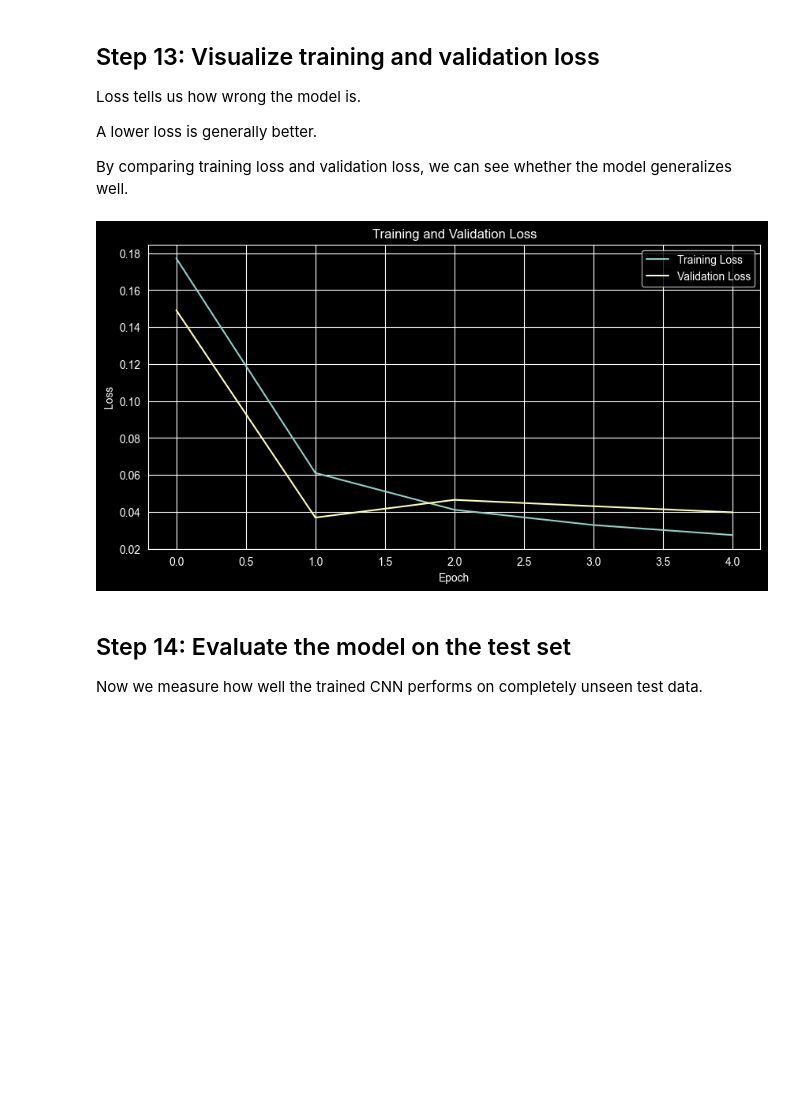
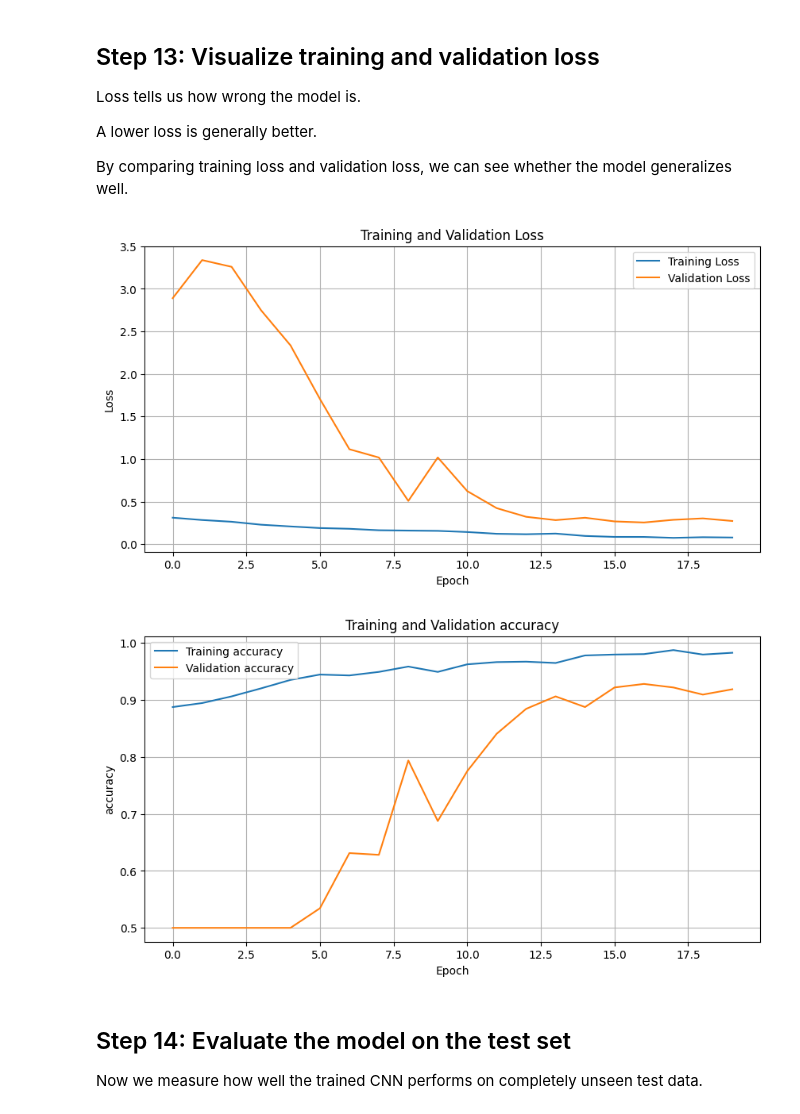
Before and after one commit to tobneu/ML_Project, a Jupyter notebook: 04_Modelling/cnn_mvp.ipynb, the cells around one changed output. Saved outputs shown, nothing was run; the diff lists cells and outputs as text; code cells hidden in the pictures; blank space fills up the shorter version.

```diff
--- a/04_Modelling/cnn_mvp.ipynb
+++ b/04_Modelling/cnn_mvp.ipynb
@@ -499,13 +441,10 @@ We also use a validation split so we can monitor performance on unseen validatio
 - **batch_size**: number of samples processed before updating weights
 - **validation_split**: portion of training data reserved for validation
 # %%
-from tensorflow.keras.callbacks import EarlyStopping
-
-early_stopping = EarlyStopping(
-    monitor="val_loss",
-    patience=3,
-    restore_best_weights=True
-)
+callbacks = [
+    tf.keras.callbacks.EarlyStopping(monitor="val_loss", patience=6, restore_best_weights=True),
+    tf.keras.callbacks.ReduceLROnPlateau(monitor="val_loss", factor=0.5, patience=2, min_lr=1e-6),
+]
 # %%
 history = model.fit(
     X_train,
@@ -554,18 +502,31 @@ Loss tells us how wrong the model is.
 A lower loss is generally better.
 
 By comparing training loss and validation loss, we can see whether the model generalizes well.
-# %%
-plt.figure(figsize=(10, 5))
-plt.plot(history.history["loss"], label="Training Loss")
-plt.plot(history.history["val_loss"], label="Validation Loss")
-plt.title("Training and Validation Loss")
-plt.xlabel("Epoch")
-plt.ylabel("Loss")
-plt.legend()
-plt.grid(True)
-plt.show()
-# %% [output]
-[figure, removed]
+# %%
+plt.figure(figsize=(10, 5))
+plt.plot(history.history["loss"], label="Training Loss")
+plt.plot(history.history["val_loss"], label="Validation Loss")
+plt.title("Training and Validation Loss")
+plt.xlabel("Epoch")
+plt.ylabel("Loss")
+plt.legend()
+plt.grid(True)
+plt.show()
+
+
+# accuracy
+plt.figure(figsize=(10, 5))
+plt.plot(history.history["accuracy"], label="Training accuracy")
+plt.plot(history.history["val_accuracy"], label="Validation accuracy")
+plt.title("Training and Validation accuracy")
+plt.xlabel("Epoch")
+plt.ylabel("accuracy")
+plt.legend()
+plt.grid(True)
+plt.show()
+# %% [output]
+[figure, added]
+[figure, added]
 # %% [markdown]
 ## Step 14: Evaluate the model on the test set
 
```
Also changed, not shown: parts of 28 cells of this notebook, 1 other file.
